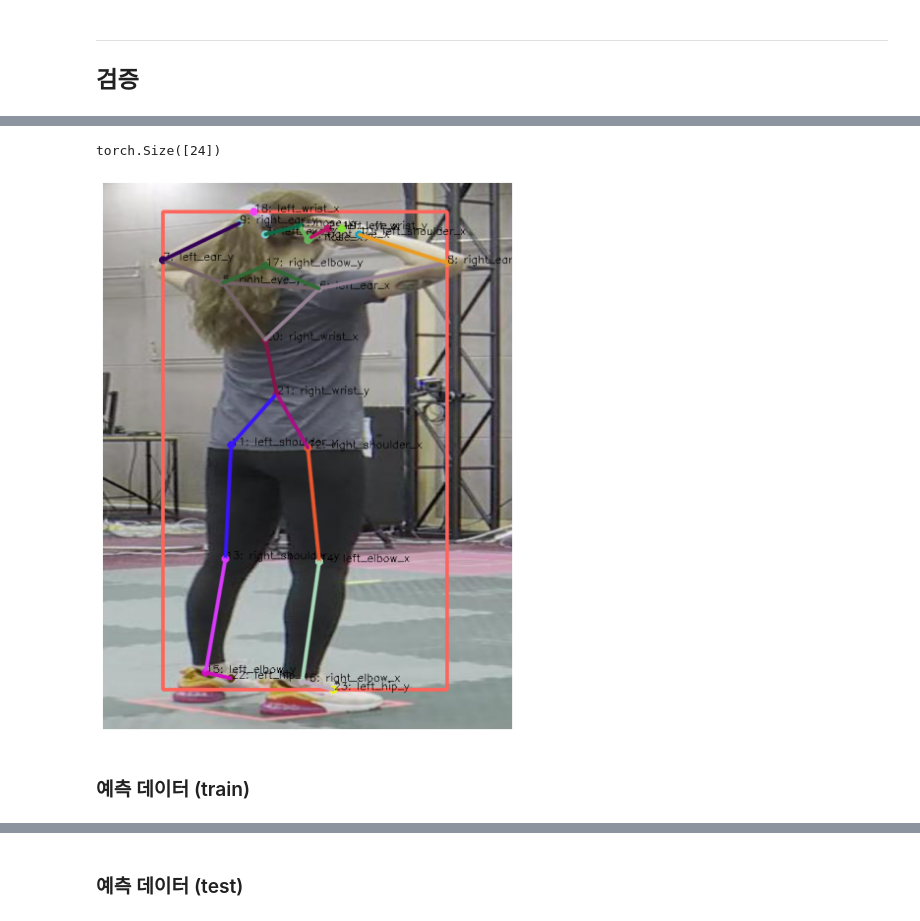
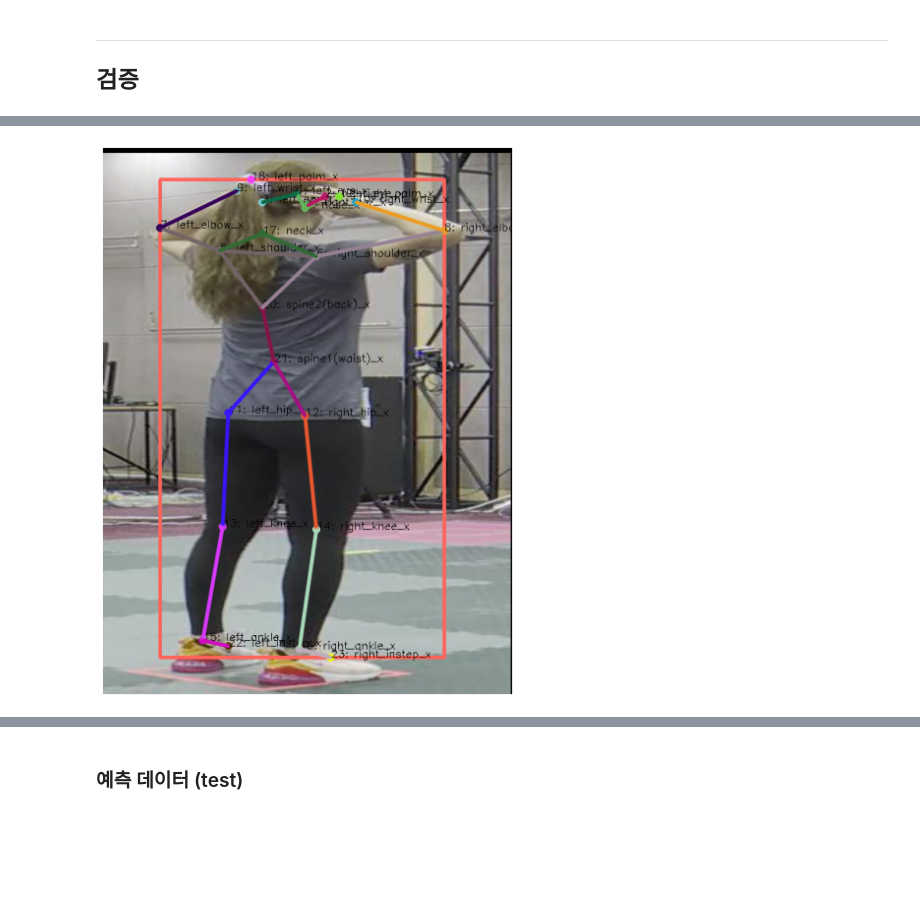
Before and after one commit to Kitsunetic/motion-keypoint, a Jupyter notebook: HRNet 학습.ipynb, the cells around one changed output, grey strips where cells are left out. Drawn from its saved outputs; the diff is of its cells as text; code cells hidden in the pictures; blank space fills up the shorter version.

```diff
--- a/HRNet 학습.ipynb
+++ b/HRNet 학습.ipynb
@@ -407,7 +401,4 @@ pass
 f, x, offset, ratio, y = ds_train_total[0]
 # %%
 x = (x.permute(1, 2, 0) * 255.0).type(torch.uint8).numpy()
+y = utils.nums2keypoints(y) * 4
-# %%
-y.shape
-# %% [output]
-torch.Size([24])
@@ -417,8 +405,4 @@ yx = y % 144
-# %%
-y = torch.stack([yx, yp], 1).numpy() * 4
 # %%
-draw_keypoints(x, y)
+utils.draw_keypoints(x, y)
 # %% [output]
-[figure, old version]
+[figure, new version]
-# %% [markdown]
-### 예측 데이터 (train)
```
Also changed, not shown: parts of 35 cells of this notebook.
